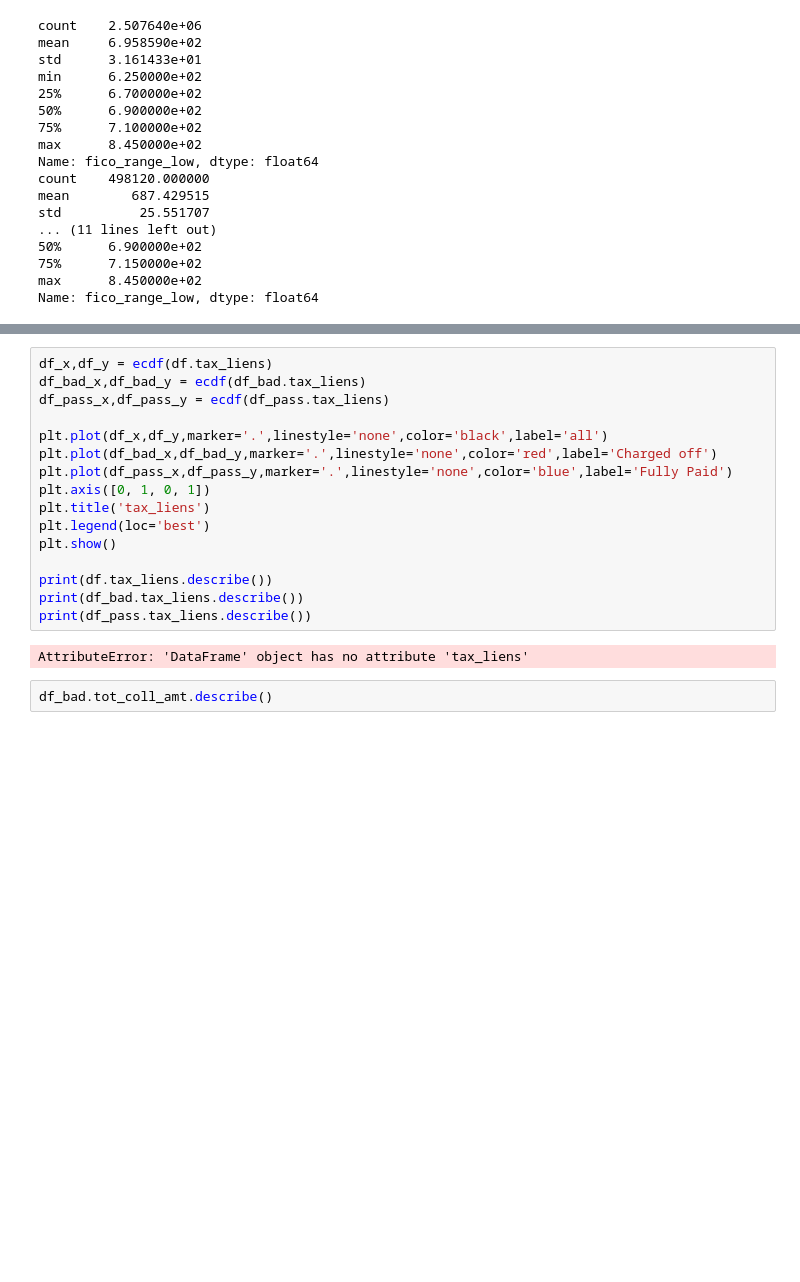
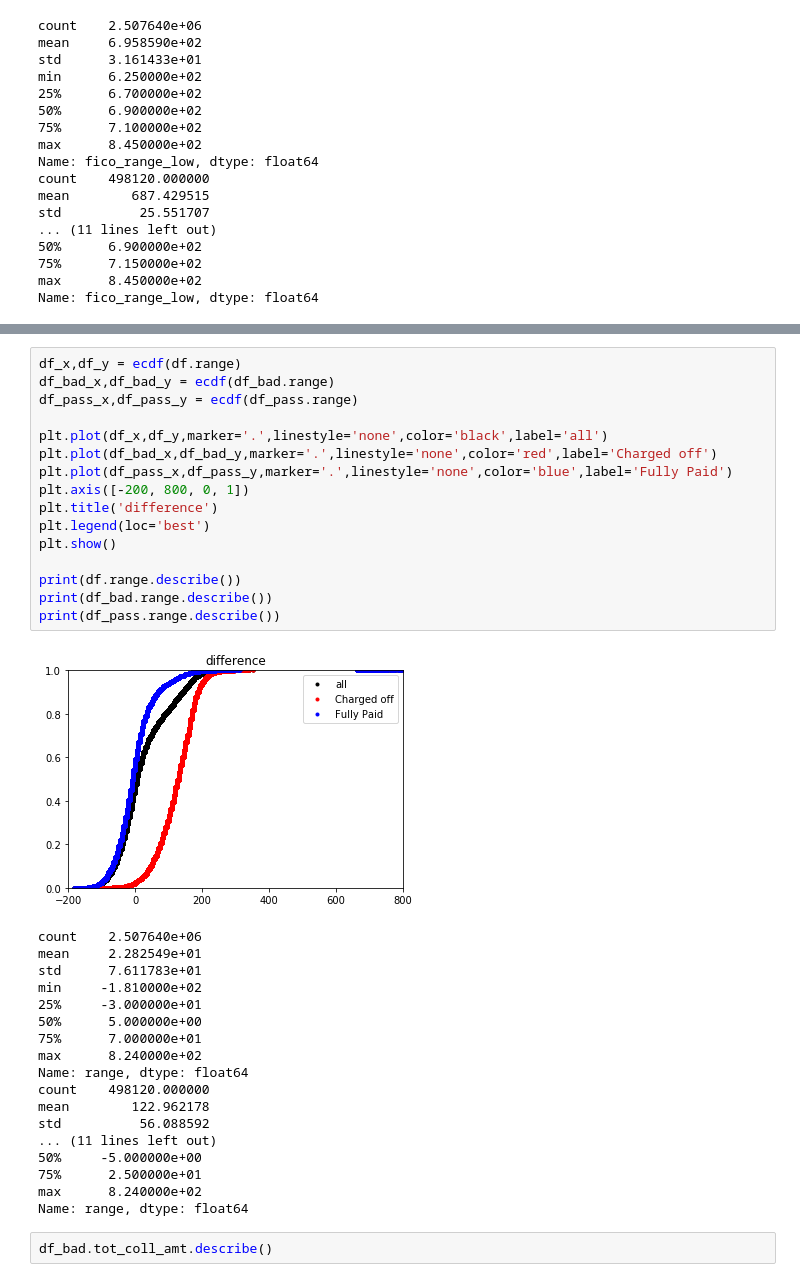
Before and after one commit to georgelee144/lending_club, a Jupyter notebook: loan_data cleaning and stats.ipynb, the cells around one changed output, grey strips where cells are left out. Drawn from its saved outputs; the diff is of its cells as text; blank space fills up the shorter version.

```diff
--- a/loan_data cleaning and stats.ipynb
+++ b/loan_data cleaning and stats.ipynb
@@ -513,21 +515,38 @@ Name: fico_range_low, dtype: float64
 # %%
-df_x,df_y = ecdf(df.tax_liens)
-df_bad_x,df_bad_y = ecdf(df_bad.tax_liens)
-df_pass_x,df_pass_y = ecdf(df_pass.tax_liens)
+df_x,df_y = ecdf(df.range)
+df_bad_x,df_bad_y = ecdf(df_bad.range)
+df_pass_x,df_pass_y = ecdf(df_pass.range)
 
 plt.plot(df_x,df_y,marker='.',linestyle='none',color='black',label='all')
 plt.plot(df_bad_x,df_bad_y,marker='.',linestyle='none',color='red',label='Charged off')
 plt.plot(df_pass_x,df_pass_y,marker='.',linestyle='none',color='blue',label='Fully Paid')
-plt.axis([0, 1, 0, 1])
-plt.title('tax_liens')
+plt.axis([-200, 800, 0, 1])
+plt.title('difference')
 plt.legend(loc='best')
 plt.show()
 
-print(df.tax_liens.describe())
-print(df_bad.tax_liens.describe())
-print(df_pass.tax_liens.describe())
+print(df.range.describe())
+print(df_bad.range.describe())
+print(df_pass.range.describe())
 # %% [output]
+[figure, added]
-AttributeError: 'DataFrame' object has no attribute 'tax_liens'
+count    2.507640e+06
+mean     2.282549e+01
+std      7.611783e+01
+min     -1.810000e+02
+25%     -3.000000e+01
+50%      5.000000e+00
+75%      7.000000e+01
+max      8.240000e+02
+Name: range, dtype: float64
+count    498120.000000
+mean        122.962178
+std          56.088592
+... (11 lines left out)
+50%     -5.000000e+00
+75%      2.500000e+01
+max      8.240000e+02
+Name: range, dtype: float64
 # %%
 df_bad.tot_coll_amt.describe()
 # %% [output]
```
Also changed, not shown: parts of 19 cells of this notebook.
